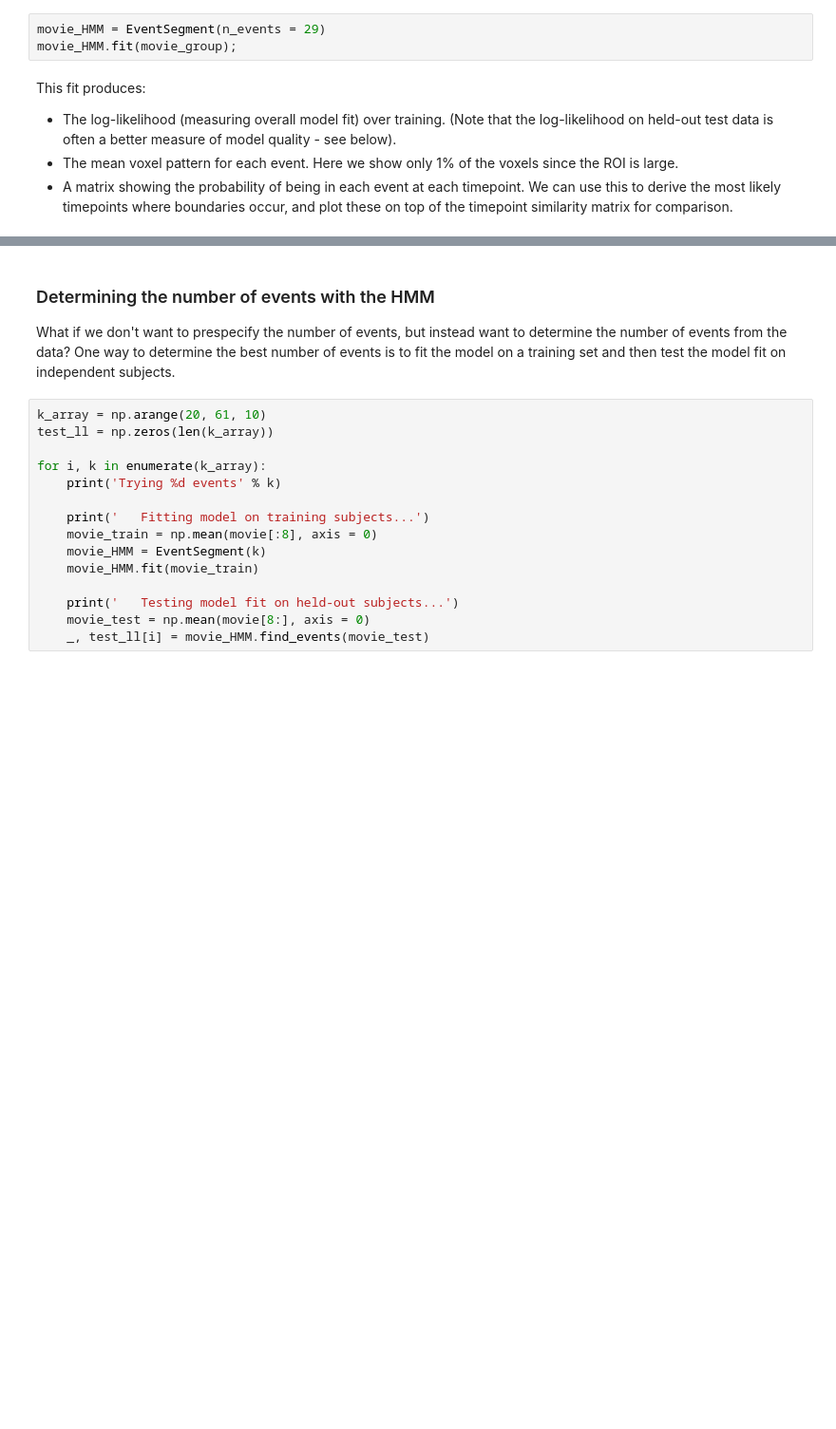
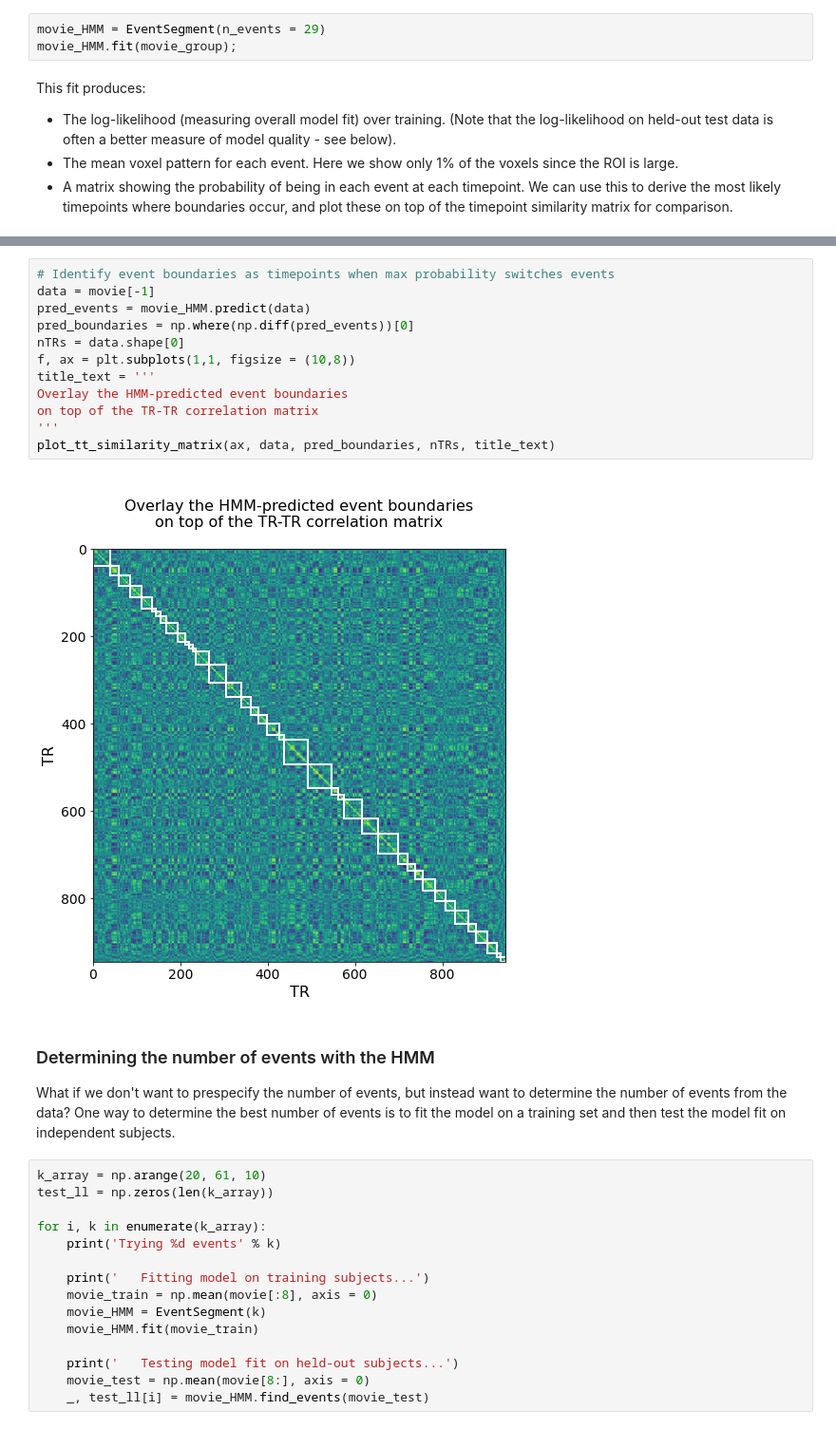
Before and after one commit to brodoSwaggins/brainiak, a Jupyter notebook: docs/examples/eventseg/Event_Segmentation.ipynb, the cells around one changed output, grey strips where cells are left out. Shown at 95% size. Drawn from its saved outputs; the diff is of its cells as text; blank space fills up the shorter version.

```diff
--- a/docs/examples/eventseg/Event_Segmentation.ipynb
+++ b/docs/examples/eventseg/Event_Segmentation.ipynb
@@ -151,3 +170,17 @@ plot_tt_similarity_matrix(ax, movie_group, event_bounds, nTRs, title_text)
+# %%
+# Identify event boundaries as timepoints when max probability switches events
+data = movie[-1]
+pred_events = movie_HMM.predict(data)
+pred_boundaries = np.where(np.diff(pred_events))[0]
+nTRs = data.shape[0]
+f, ax = plt.subplots(1,1, figsize = (10,8))
+title_text = '''
+Overlay the HMM-predicted event boundaries
+on top of the TR-TR correlation matrix
+'''
+plot_tt_similarity_matrix(ax, data, pred_boundaries, nTRs, title_text)
+# %% [output]
+[figure, added]
 # %% [markdown]
 ### Determining the number of events with the HMM
 
```
Also changed, not shown: parts of 11 cells of this notebook, 2 other files.
